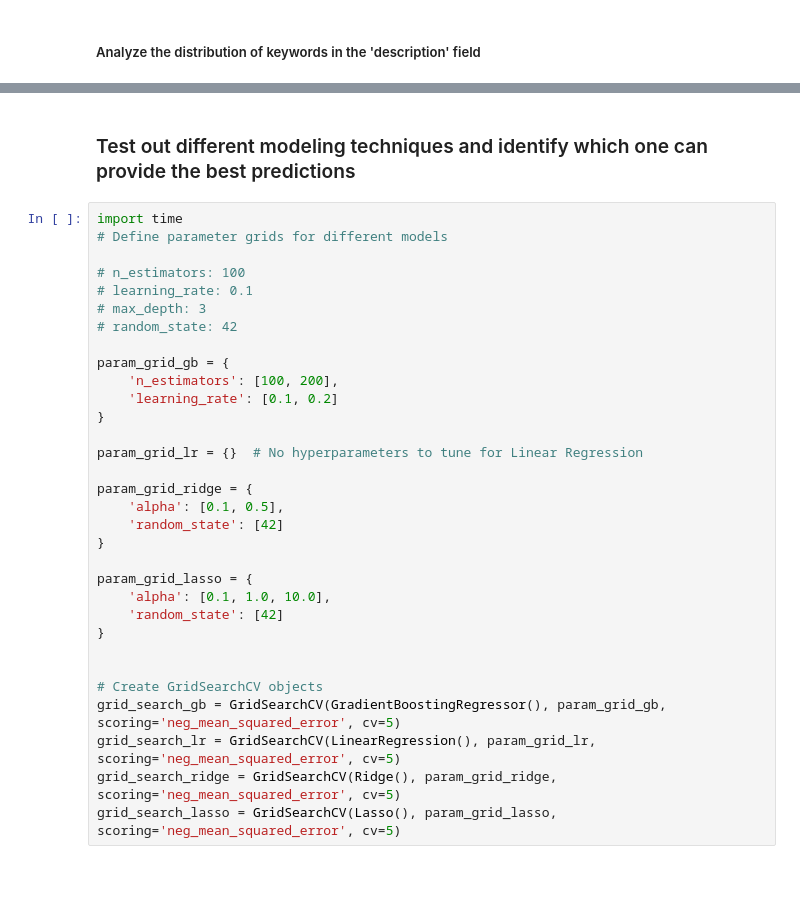
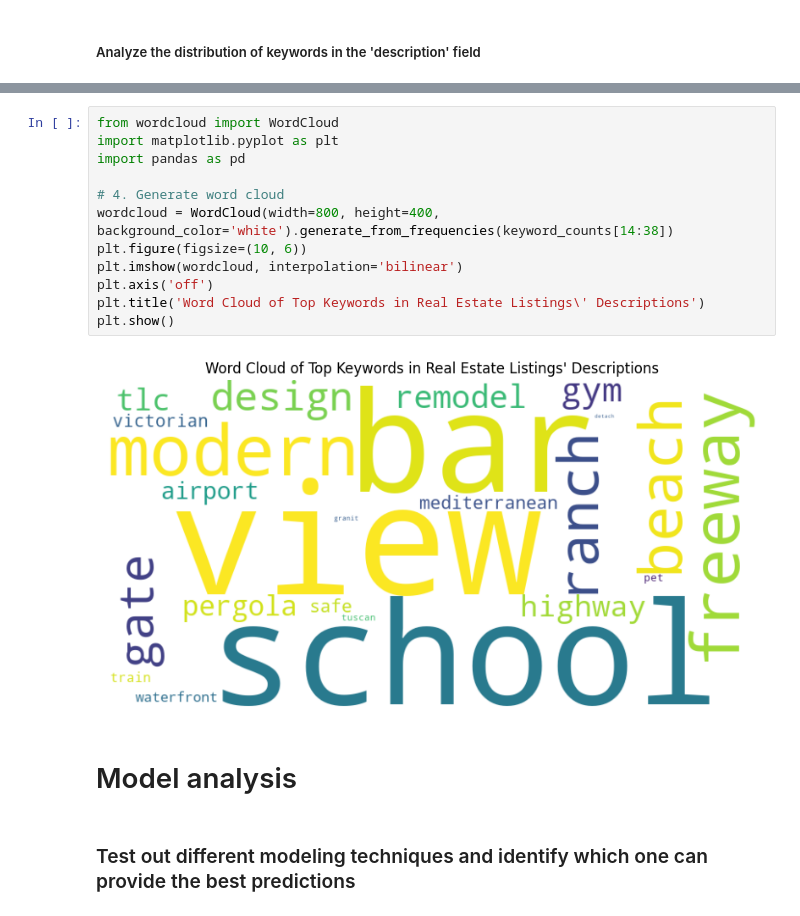
Before and after one commit to vinay-jain-1/ml-capstone-real-estate-price-prediction, a Jupyter notebook: california_real_estate_price_predictor.ipynb, the cells around one changed output, grey strips where cells are left out. Drawn from its saved outputs; the diff is of its cells as text; blank space fills up the shorter version.

```diff
--- a/california_real_estate_price_predictor.ipynb
+++ b/california_real_estate_price_predictor.ipynb
@@ -344,34 +349,18 @@ Passing `palette` without assigning `hue` is deprecated and will be removed in v
+# %%
+from wordcloud import WordCloud
+import matplotlib.pyplot as plt
+import pandas as pd
+
+# 4. Generate word cloud
+wordcloud = WordCloud(width=800, height=400, background_color='white').generate_from_frequencies(keyword_counts[14:38])
+plt.figure(figsize=(10, 6))
+plt.imshow(wordcloud, interpolation='bilinear')
+plt.axis('off')
+plt.title('Word Cloud of Top Keywords in Real Estate Listings\' Descriptions')
+plt.show()
+# %% [output]
+[figure, added]
+# %% [markdown]
+# Model analysis
 # %% [markdown]
 ### Test out different modeling techniques and identify which one can provide the best predictions
-# %%
-import time
-# Define parameter grids for different models
-
-# n_estimators: 100
-# learning_rate: 0.1
-# max_depth: 3
-# random_state: 42
-
-param_grid_gb = {
-    'n_estimators': [100, 200],
-    'learning_rate': [0.1, 0.2]
-}
-
-param_grid_lr = {}  # No hyperparameters to tune for Linear Regression
-
-param_grid_ridge = {
-    'alpha': [0.1, 0.5],
-    'random_state': [42]
-}
-
-param_grid_lasso = {
-    'alpha': [0.1, 1.0, 10.0],
-    'random_state': [42]
-}
-
-
-# Create GridSearchCV objects
-grid_search_gb = GridSearchCV(GradientBoostingRegressor(), param_grid_gb, scoring='neg_mean_squared_error', cv=5)
-grid_search_lr = GridSearchCV(LinearRegression(), param_grid_lr, scoring='neg_mean_squared_error', cv=5)
-grid_search_ridge = GridSearchCV(Ridge(), param_grid_ridge, scoring='neg_mean_squared_error', cv=5)
-grid_search_lasso = GridSearchCV(Lasso(), param_grid_lasso, scoring='neg_mean_squared_error', cv=5)
```
Also changed, not shown: parts of 48 cells of this notebook, 9 other files.
